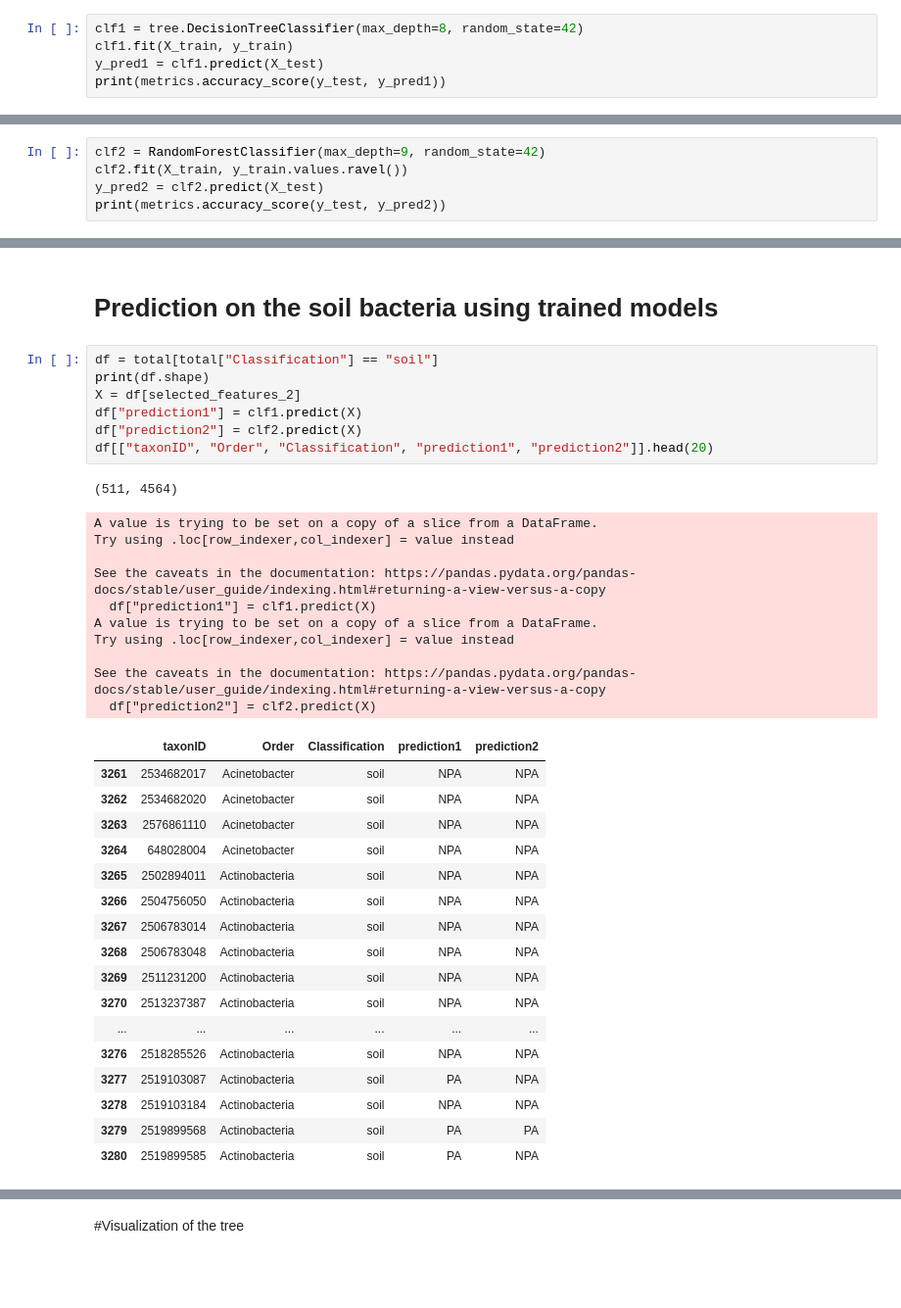
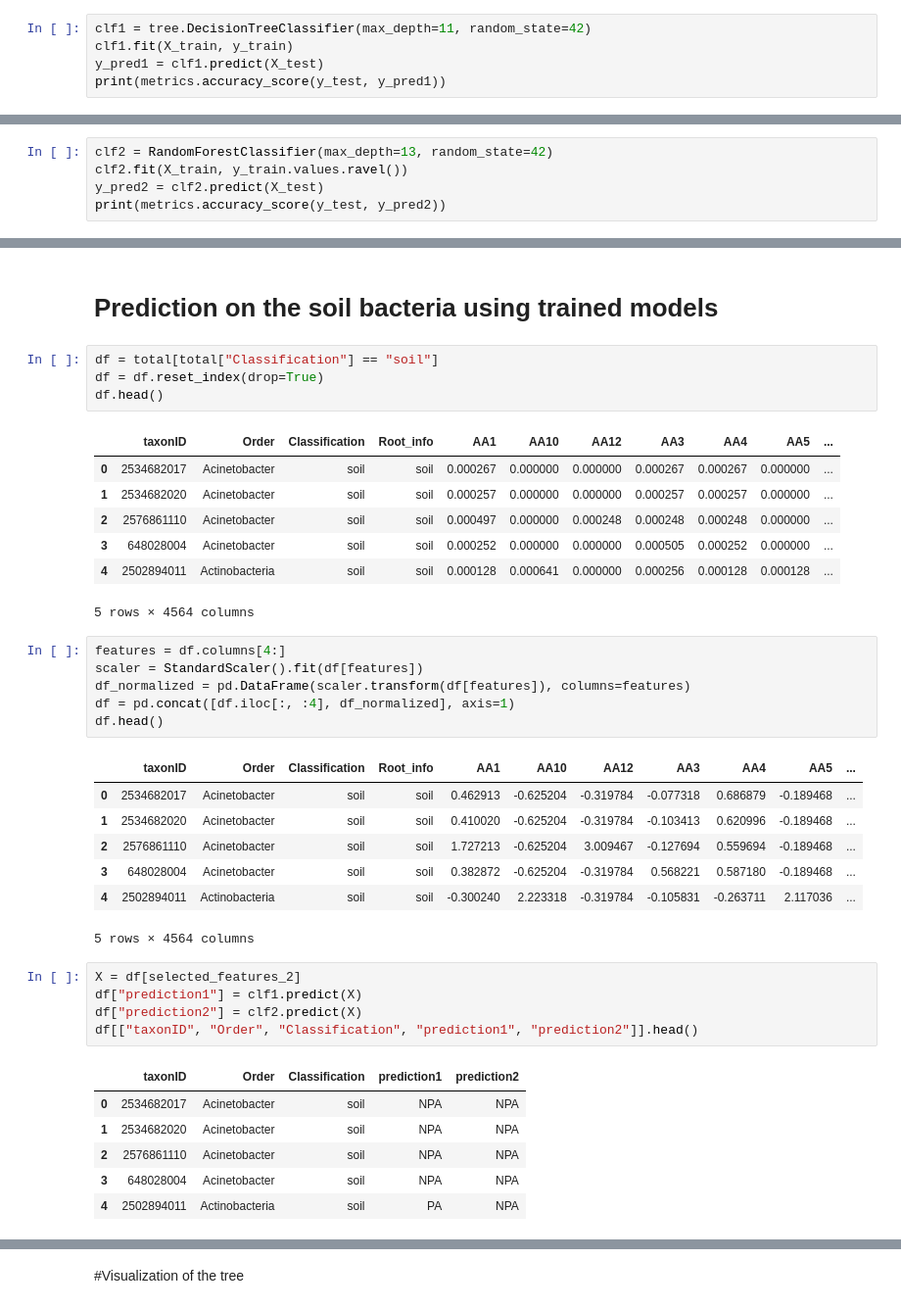
Before and after one commit to ajlukasiewicz/Team_9_MacLearn, a Jupyter notebook: decisionTree_randomForest.ipynb, the cells around one changed output, grey strips where cells are left out. Shown at 98% size. Cells and saved outputs as stored; diff of their text form; blank space fills up the shorter version.

```diff
--- a/decisionTree_randomForest.ipynb
+++ b/decisionTree_randomForest.ipynb
@@ -239,5 +236,5 @@ plt.show()
 # %%
-clf1 = tree.DecisionTreeClassifier(max_depth=8, random_state=42)
+clf1 = tree.DecisionTreeClassifier(max_depth=11, random_state=42)
 clf1.fit(X_train, y_train)
 y_pred1 = clf1.predict(X_test)
 print(metrics.accuracy_score(y_test, y_pred1))
@@ -293,5 +314,5 @@ plt.show()
 # %%
-clf2 = RandomForestClassifier(max_depth=9, random_state=42)
+clf2 = RandomForestClassifier(max_depth=13, random_state=42)
 clf2.fit(X_train, y_train.values.ravel())
 y_pred2 = clf2.predict(X_test)
 print(metrics.accuracy_score(y_test, y_pred2))
@@ -322,38 +383,40 @@ dtype: float64
 # %% [markdown]
 # Prediction on the soil bacteria using trained models
+# %%
+df = total[total["Classification"] == "soil"]
+df = df.reset_index(drop=True)
+df.head()
+# %% [output]
+|  | taxonID | Order | Classification | Root_info | AA1 | AA10 | AA12 | AA3 | AA4 | AA5 | ... |
+| 0 | 2534682017 | Acinetobacter | soil | soil | 0.000267 | 0.000000 | 0.000000 | 0.000267 | 0.000267 | 0.000000 | ... |
+| 1 | 2534682020 | Acinetobacter | soil | soil | 0.000257 | 0.000000 | 0.000000 | 0.000257 | 0.000257 | 0.000000 | ... |
+| 2 | 2576861110 | Acinetobacter | soil | soil | 0.000497 | 0.000000 | 0.000248 | 0.000248 | 0.000248 | 0.000000 | ... |
+| 3 | 648028004 | Acinetobacter | soil | soil | 0.000252 | 0.000000 | 0.000000 | 0.000505 | 0.000252 | 0.000000 | ... |
+| 4 | 2502894011 | Actinobacteria | soil | soil | 0.000128 | 0.000641 | 0.000000 | 0.000256 | 0.000128 | 0.000128 | ... |
+5 rows × 4564 columns
+# %%
+features = df.columns[4:]
+scaler = StandardScaler().fit(df[features])
+df_normalized = pd.DataFrame(scaler.transform(df[features]), columns=features)
+df = pd.concat([df.iloc[:, :4], df_normalized], axis=1)
+df.head()
+# %% [output]
+|  | taxonID | Order | Classification | Root_info | AA1 | AA10 | AA12 | AA3 | AA4 | AA5 | ... |
+| 0 | 2534682017 | Acinetobacter | soil | soil | 0.462913 | -0.625204 | -0.319784 | -0.077318 | 0.686879 | -0.189468 | ... |
+| 1 | 2534682020 | Acinetobacter | soil | soil | 0.410020 | -0.625204 | -0.319784 | -0.103413 | 0.620996 | -0.189468 | ... |
+| 2 | 2576861110 | Acinetobacter | soil | soil | 1.727213 | -0.625204 | 3.009467 | -0.127694 | 0.559694 | -0.189468 | ... |
+| 3 | 648028004 | Acinetobacter | soil | soil | 0.382872 | -0.625204 | -0.319784 | 0.568221 | 0.587180 | -0.189468 | ... |
+| 4 | 2502894011 | Actinobacteria | soil | soil | -0.300240 | 2.223318 | -0.319784 | -0.105831 | -0.263711 | 2.117036 | ... |
+5 rows × 4564 columns
 # %%
-df = total[total["Classification"] == "soil"]
-print(df.shape)
 X = df[selected_features_2]
 df["prediction1"] = clf1.predict(X)
 df["prediction2"] = clf2.predict(X)
-df[["taxonID", "Order", "Classification", "prediction1", "prediction2"]].head(20)
+df[["taxonID", "Order", "Classification", "prediction1", "prediction2"]].head()
 # %% [output]
-(511, 4564)
-A value is trying to be set on a copy of a slice from a DataFrame.
-Try using .loc[row_indexer,col_indexer] = value instead
-
-See the caveats in the documentation: https://pandas.pydata.org/pandas-docs/stable/user_guide/indexing.html#returning-a-view-versus-a-copy
-  df["prediction1"] = clf1.predict(X)
-A value is trying to be set on a copy of a slice from a DataFrame.
-Try using .loc[row_indexer,col_indexer] = value instead
-
-See the caveats in the documentation: https://pandas.pydata.org/pandas-docs/stable/user_guide/indexing.html#returning-a-view-versus-a-copy
-  df["prediction2"] = clf2.predict(X)
 |  | taxonID | Order | Classification | prediction1 | prediction2 |
-| 3261 | 2534682017 | Acinetobacter | soil | NPA | NPA |
-| 3262 | 2534682020 | Acinetobacter | soil | NPA | NPA |
-| 3263 | 2576861110 | Acinetobacter | soil | NPA | NPA |
-| 3264 | 648028004 | Acinetobacter | soil | NPA | NPA |
-| 3265 | 2502894011 | Actinobacteria | soil | NPA | NPA |
-| 3266 | 2504756050 | Actinobacteria | soil | NPA | NPA |
-| 3267 | 2506783014 | Actinobacteria | soil | NPA | NPA |
-| 3268 | 2506783048 | Actinobacteria | soil | NPA | NPA |
-| 3269 | 2511231200 | Actinobacteria | soil | NPA | NPA |
-| 3270 | 2513237387 | Actinobacteria | soil | NPA | NPA |
-| ... | ... | ... | ... | ... | ... |
-| 3276 | 2518285526 | Actinobacteria | soil | NPA | NPA |
-| 3277 | 2519103087 | Actinobacteria | soil | PA | NPA |
-| 3278 | 2519103184 | Actinobacteria | soil | NPA | NPA |
-| 3279 | 2519899568 | Actinobacteria | soil | PA | PA |
-| 3280 | 2519899585 | Actinobacteria | soil | PA | NPA |
+| 0 | 2534682017 | Acinetobacter | soil | NPA | NPA |
+| 1 | 2534682020 | Acinetobacter | soil | NPA | NPA |
+| 2 | 2576861110 | Acinetobacter | soil | NPA | NPA |
+| 3 | 648028004 | Acinetobacter | soil | NPA | NPA |
+| 4 | 2502894011 | Actinobacteria | soil | PA | NPA |
```
Also changed, not shown: parts of 40 cells of this notebook.
